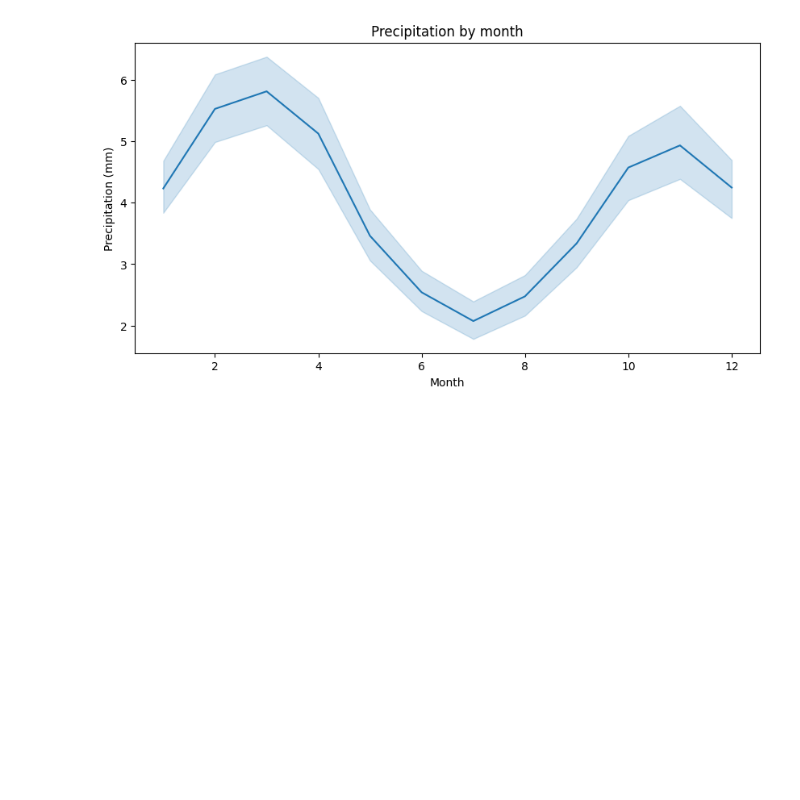
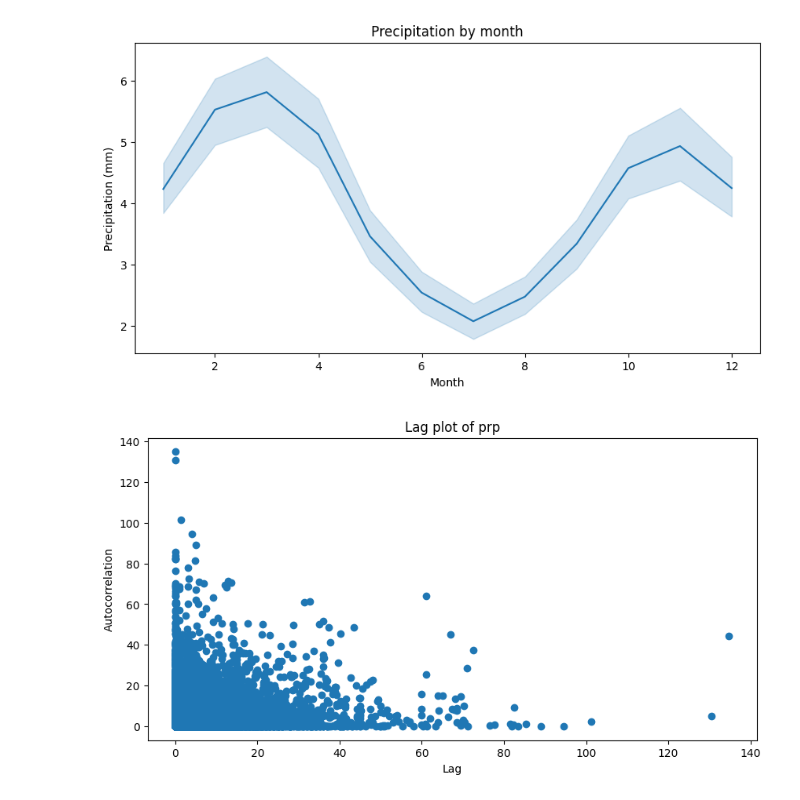
Before and after one commit to 4xeverburga/Climate-Forecasting-Peru, a Jupyter notebook: src/data_analysis/exploratorio.ipynb, the cells around one changed output. Cells and saved outputs as stored; diff of their text form; code cells hidden in the pictures; blank space fills up the shorter version.

```diff
--- a/src/data_analysis/exploratorio.ipynb
+++ b/src/data_analysis/exploratorio.ipynb
@@ -96,3 +96,14 @@ plt.ylabel('Precipitation (mm)')
 plt.show()
 # %% [output]
 [figure]
+# %%
+# lag plot of prp with pandas
+from pandas.plotting import lag_plot
+plt.figure(figsize=(10,5))
+lag_plot(df['prp'])
+plt.title('Lag plot of prp')
+plt.xlabel('Lag')
+plt.ylabel('Autocorrelation')
+plt.show()
+# %% [output]
+[figure, added]
```
Also changed, not shown: parts of 5 cells of this notebook, 1 other file.
